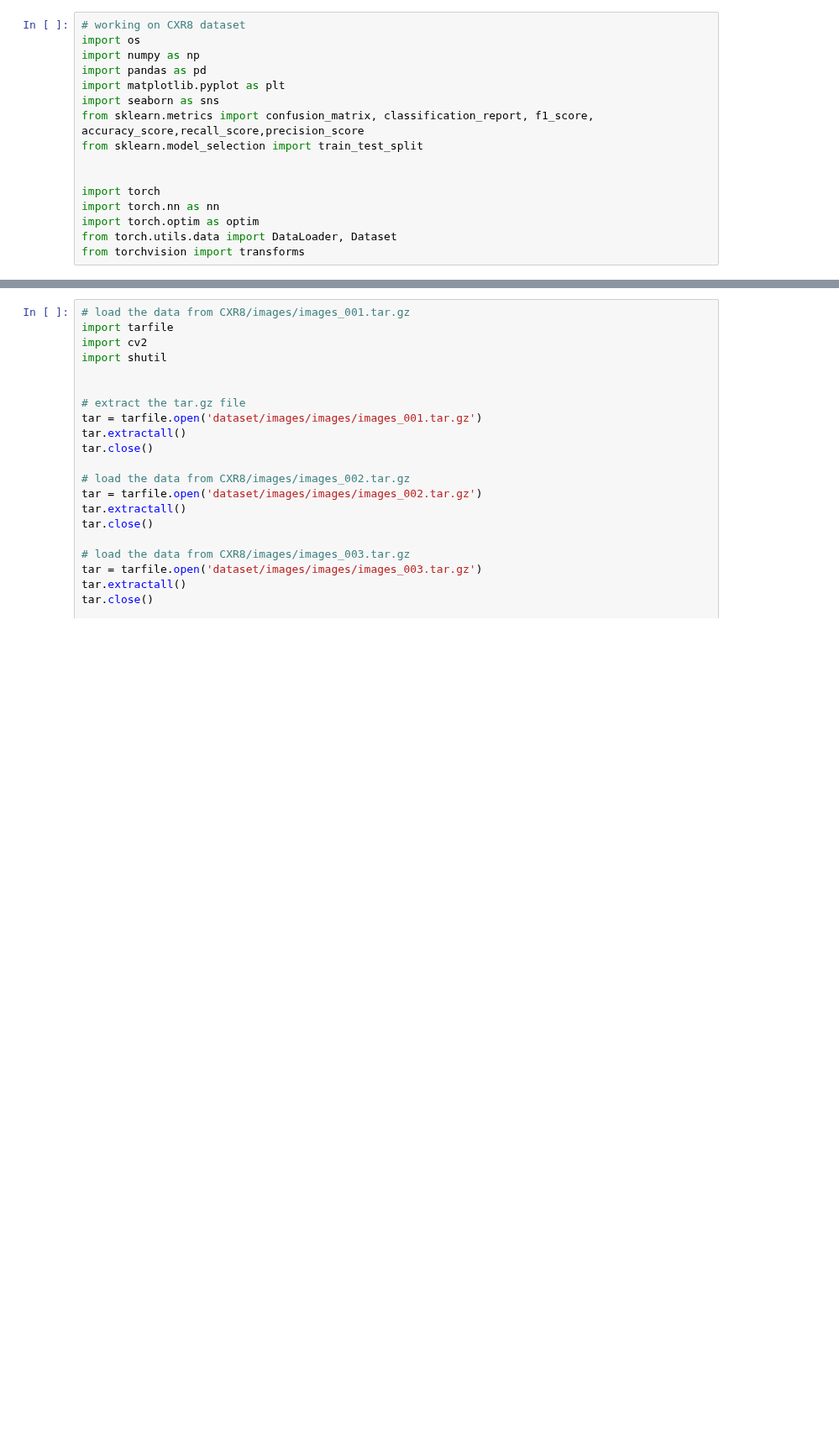
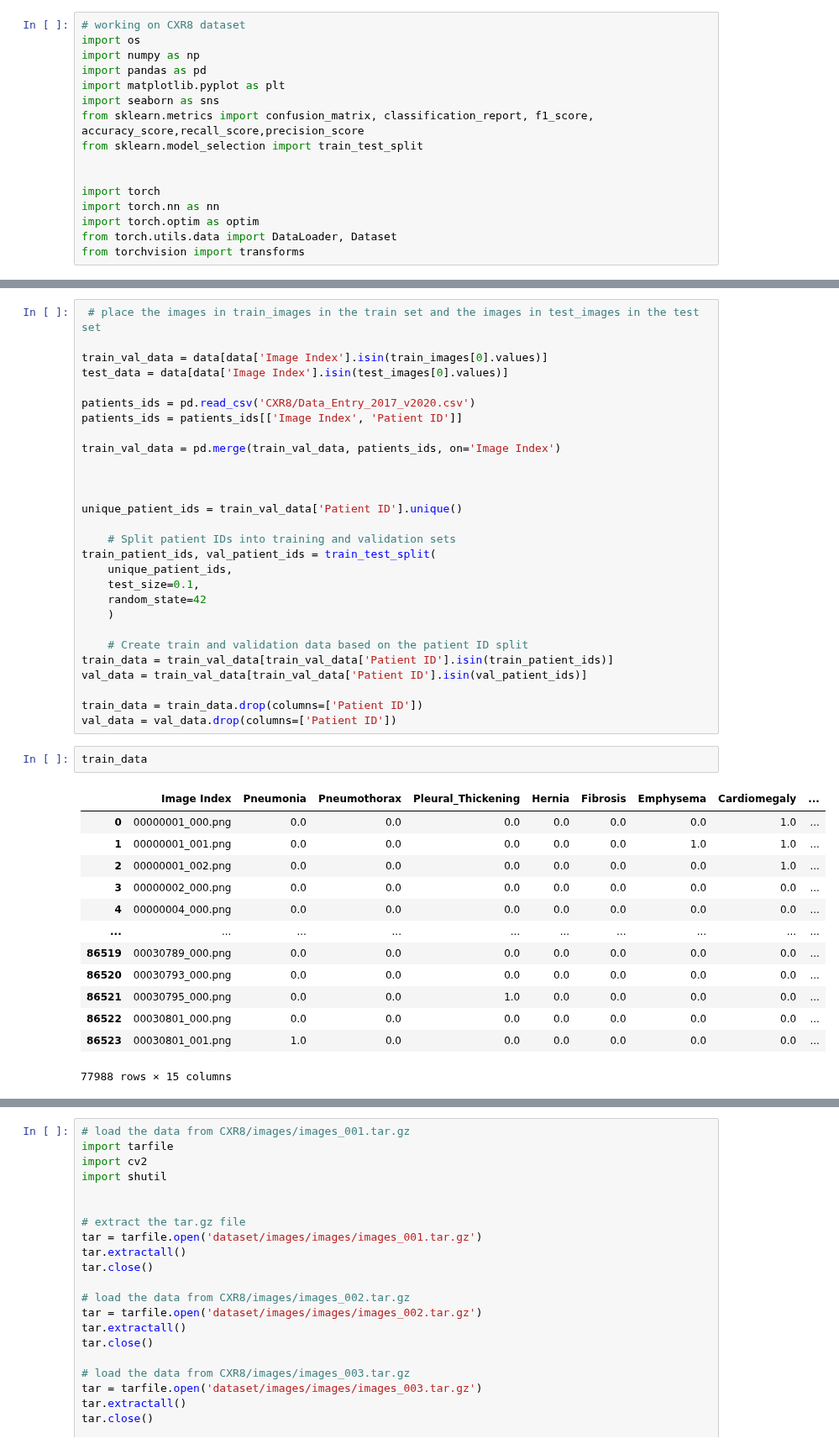
Before and after one commit to k2405/Chest-X-Ray-Classification, a Jupyter notebook: data_setup.ipynb, the cells around one changed output, grey strips where cells are left out. Shown at 84% size. Drawn from its saved outputs; the diff is of its cells as text; blank space fills up the shorter version.

Commit message:
added train_transform_method 2

```diff
--- a/data_setup.ipynb
+++ b/data_setup.ipynb
@@ -16,0 +78,44 @@ from torchvision import transforms
+# %%
+ # place the images in train_images in the train set and the images in test_images in the test set
+
+train_val_data = data[data['Image Index'].isin(train_images[0].values)]
+test_data = data[data['Image Index'].isin(test_images[0].values)]
+
+patients_ids = pd.read_csv('CXR8/Data_Entry_2017_v2020.csv')
+patients_ids = patients_ids[['Image Index', 'Patient ID']]
+
+train_val_data = pd.merge(train_val_data, patients_ids, on='Image Index')
+
+
+
+unique_patient_ids = train_val_data['Patient ID'].unique()
+
+    # Split patient IDs into training and validation sets
+train_patient_ids, val_patient_ids = train_test_split(
+    unique_patient_ids,
+    test_size=0.1,
+    random_state=42
+    )
+
+    # Create train and validation data based on the patient ID split
+train_data = train_val_data[train_val_data['Patient ID'].isin(train_patient_ids)]
+val_data = train_val_data[train_val_data['Patient ID'].isin(val_patient_ids)]
+
+train_data = train_data.drop(columns=['Patient ID'])
+val_data = val_data.drop(columns=['Patient ID'])
+# %%
+train_data
+# %% [output]
+|  | Image Index | Pneumonia | Pneumothorax | Pleural_Thickening | Hernia | Fibrosis | Emphysema | Cardiomegaly | ... |
+| 0 | 00000001_000.png | 0.0 | 0.0 | 0.0 | 0.0 | 0.0 | 0.0 | 1.0 | ... |
+| 1 | 00000001_001.png | 0.0 | 0.0 | 0.0 | 0.0 | 0.0 | 1.0 | 1.0 | ... |
+| 2 | 00000001_002.png | 0.0 | 0.0 | 0.0 | 0.0 | 0.0 | 0.0 | 1.0 | ... |
+| 3 | 00000002_000.png | 0.0 | 0.0 | 0.0 | 0.0 | 0.0 | 0.0 | 0.0 | ... |
+| 4 | 00000004_000.png | 0.0 | 0.0 | 0.0 | 0.0 | 0.0 | 0.0 | 0.0 | ... |
+| ... | ... | ... | ... | ... | ... | ... | ... | ... | ... |
+| 86519 | 00030789_000.png | 0.0 | 0.0 | 0.0 | 0.0 | 0.0 | 0.0 | 0.0 | ... |
+| 86520 | 00030793_000.png | 0.0 | 0.0 | 0.0 | 0.0 | 0.0 | 0.0 | 0.0 | ... |
+| 86521 | 00030795_000.png | 0.0 | 0.0 | 1.0 | 0.0 | 0.0 | 0.0 | 0.0 | ... |
+| 86522 | 00030801_000.png | 0.0 | 0.0 | 0.0 | 0.0 | 0.0 | 0.0 | 0.0 | ... |
+| 86523 | 00030801_001.png | 1.0 | 0.0 | 0.0 | 0.0 | 0.0 | 0.0 | 0.0 | ... |
+77988 rows × 15 columns
```
Also changed, not shown: parts of 6 cells of this notebook, 5 other files.
